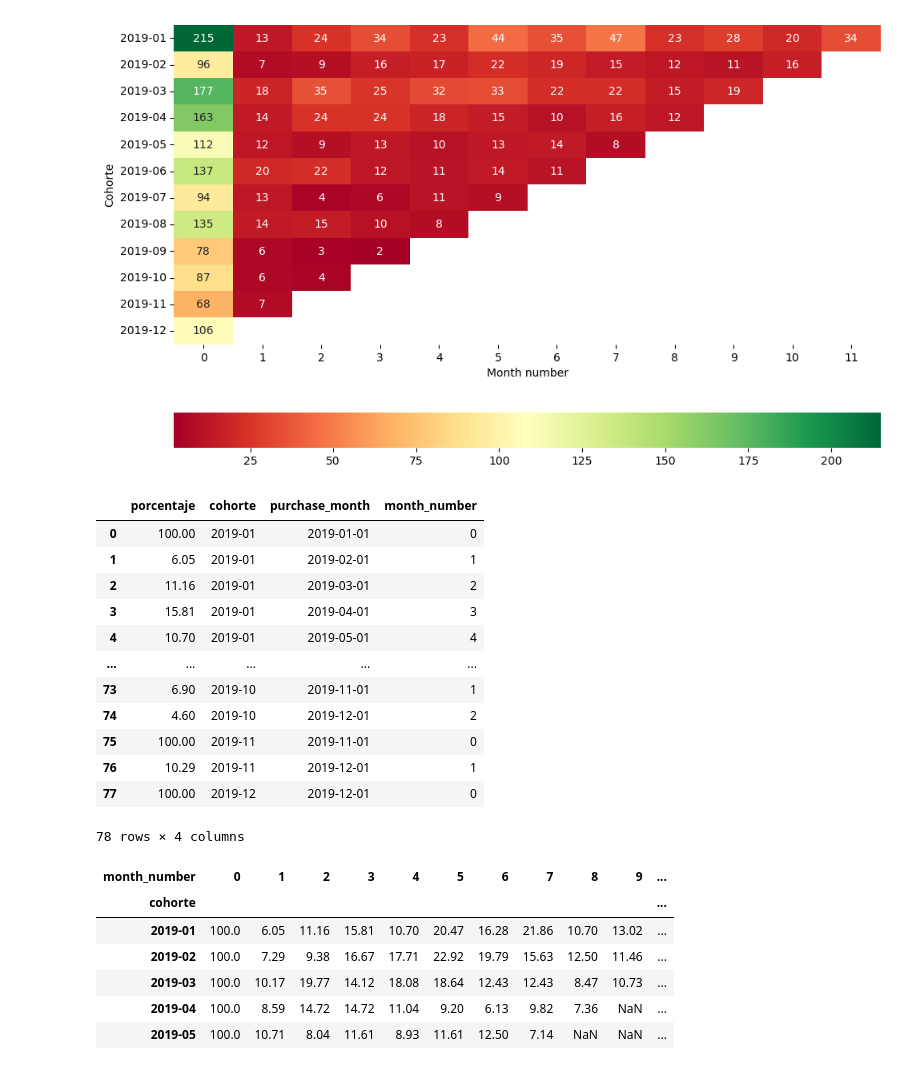
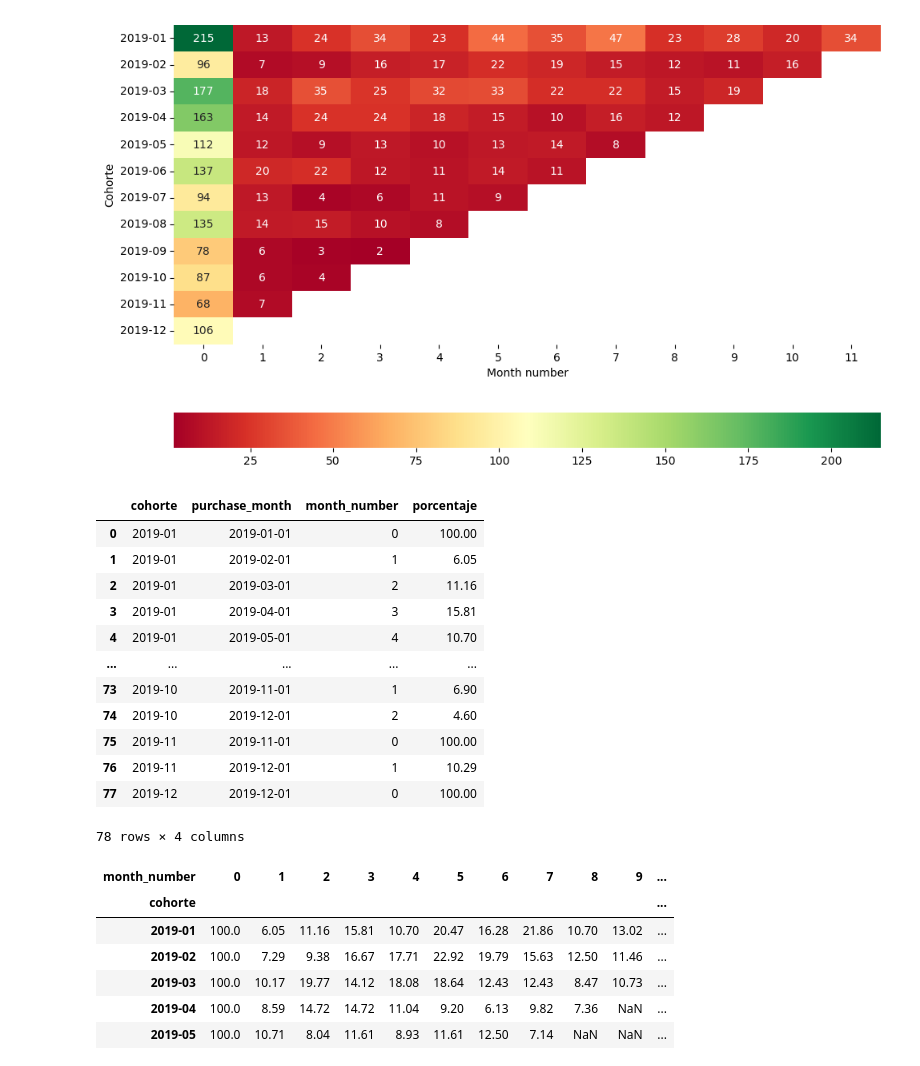
Before and after one commit to gbuvoli/DA_T8, a Jupyter notebook: Sprint4_semana2.ipynb, the cells around one changed output. Saved outputs shown, nothing was run; the diff lists cells and outputs as text; code cells hidden in the pictures.

```diff
--- a/Sprint4_semana2.ipynb
+++ b/Sprint4_semana2.ipynb
@@ -230,50 +249,51 @@ WITH
 cohorts AS (
   SELECT customer_id,
   date(MIN(event_time), 'start of month') AS cohorte
   FROM purchases
   GROUP BY customer_id
 ),
 
 month_0 AS (
   SELECT cohorte,
  COUNT(DISTINCT customer_id) AS cantidad_m0
  FROM cohorts
  GROUP BY cohorte
 )
 
 SELECT
-ROUND(
-    COUNT(DISTINCT c.customer_id) * 100.0 / m.cantidad_m0,
-    2
-      ) AS porcentaje,
 strftime('%Y-%m', c.cohorte) AS cohorte,
 date(p.event_time,'start of month') AS purchase_month,
 
 CAST(
 (julianday(date(p.event_time, 'start of month')) - julianday(c.cohorte)) / 28
  AS INTEGER
-) AS month_number
+) AS month_number,
+
+ROUND(
+    COUNT(DISTINCT c.customer_id) * 100.0 / m.cantidad_m0,
+    2
+      ) AS porcentaje
 
 FROM cohorts c
 JOIN purchases p ON c.customer_id = p.customer_id
 JOIN month_0 m ON m.cohorte = c.cohorte
 GROup BY c.cohorte, purchase_month, month_number
     '''
 df=pd.read_sql(query, conn)
 df
 # %% [output]
-|  | porcentaje | cohorte | purchase_month | month_number |
-| 0 | 100.00 | 2019-01 | 2019-01-01 | 0 |
-| 1 | 6.05 | 2019-01 | 2019-02-01 | 1 |
-| 2 | 11.16 | 2019-01 | 2019-03-01 | 2 |
-| 3 | 15.81 | 2019-01 | 2019-04-01 | 3 |
-| 4 | 10.70 | 2019-01 | 2019-05-01 | 4 |
+|  | cohorte | purchase_month | month_number | porcentaje |
+| 0 | 2019-01 | 2019-01-01 | 0 | 100.00 |
+| 1 | 2019-01 | 2019-02-01 | 1 | 6.05 |
+| 2 | 2019-01 | 2019-03-01 | 2 | 11.16 |
+| 3 | 2019-01 | 2019-04-01 | 3 | 15.81 |
+| 4 | 2019-01 | 2019-05-01 | 4 | 10.70 |
 | ... | ... | ... | ... | ... |
-| 73 | 6.90 | 2019-10 | 2019-11-01 | 1 |
-| 74 | 4.60 | 2019-10 | 2019-12-01 | 2 |
-| 75 | 100.00 | 2019-11 | 2019-11-01 | 0 |
-| 76 | 10.29 | 2019-11 | 2019-12-01 | 1 |
-| 77 | 100.00 | 2019-12 | 2019-12-01 | 0 |
+| 73 | 2019-10 | 2019-11-01 | 1 | 6.90 |
+| 74 | 2019-10 | 2019-12-01 | 2 | 4.60 |
+| 75 | 2019-11 | 2019-11-01 | 0 | 100.00 |
+| 76 | 2019-11 | 2019-12-01 | 1 | 10.29 |
+| 77 | 2019-12 | 2019-12-01 | 0 | 100.00 |
 78 rows × 4 columns
 # %%
 pivot=df.pivot_table(columns='month_number',
```
Also changed, not shown: parts of 2 cells of this notebook.
